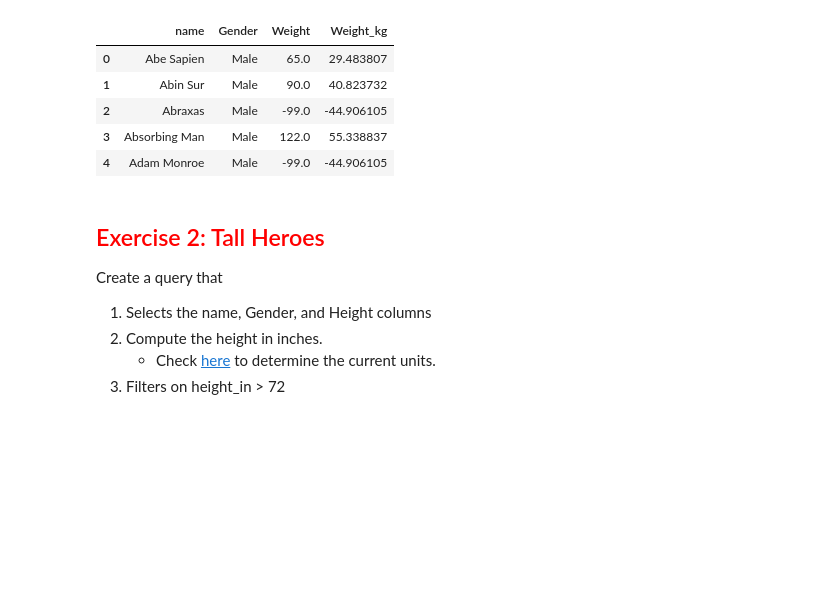
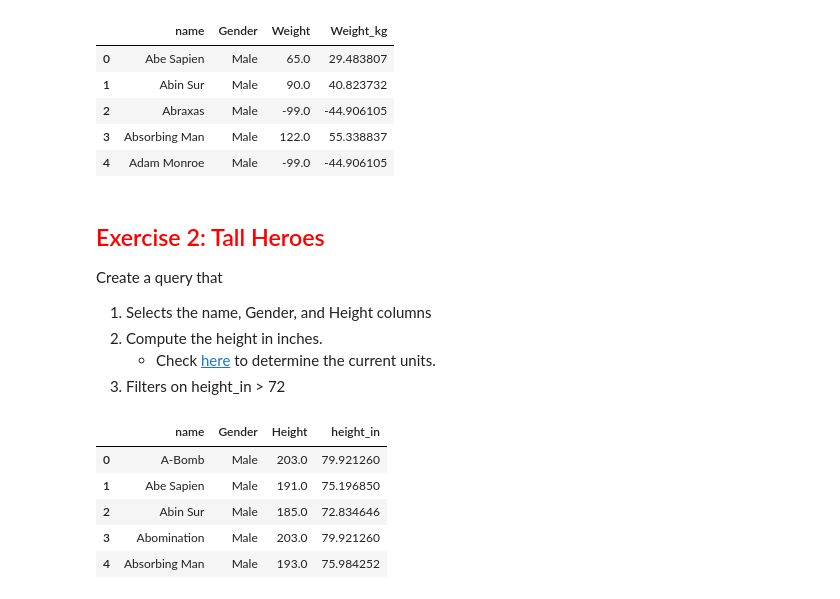
Before and after one commit to paytonsimmons/module5_intro_to_pyspark, a Jupyter notebook: 5_2_dataframe_verbs_select_filter_mutate.ipynb, the cells around one changed output. Saved outputs shown, nothing was run; the diff lists cells and outputs as text; code cells hidden in the pictures; blank space fills up the shorter version.

```diff
--- a/5_2_dataframe_verbs_select_filter_mutate.ipynb
+++ b/5_2_dataframe_verbs_select_filter_mutate.ipynb
@@ -302,0 +309,13 @@ Create a query that
+# %%
+(df_spark
+.select(df_spark.name, df_spark.Gender, df_spark.Height)
+.withColumn('height_in', df_spark.Height/2.54)
+.where(col('height_in') > 72)
+.take(5)) >> to_pandas
+# %% [output]
+|  | name | Gender | Height | height_in |
+| 0 | A-Bomb | Male | 203.0 | 79.921260 |
+| 1 | Abe Sapien | Male | 191.0 | 75.196850 |
+| 2 | Abin Sur | Male | 185.0 | 72.834646 |
+| 3 | Abomination | Male | 203.0 | 79.921260 |
+| 4 | Absorbing Man | Male | 193.0 | 75.984252 |
```
Also changed, not shown: parts of 8 cells of this notebook, 7 other files.
